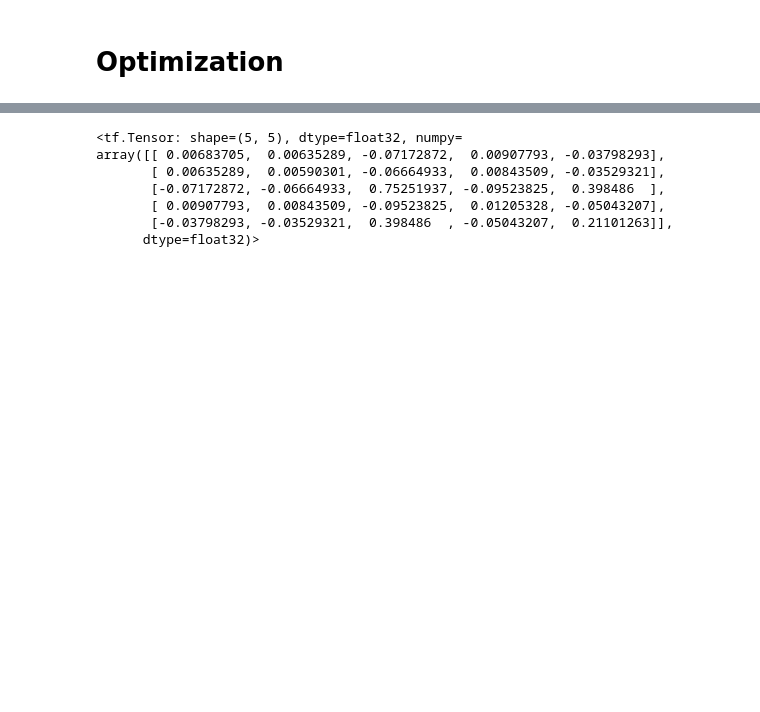
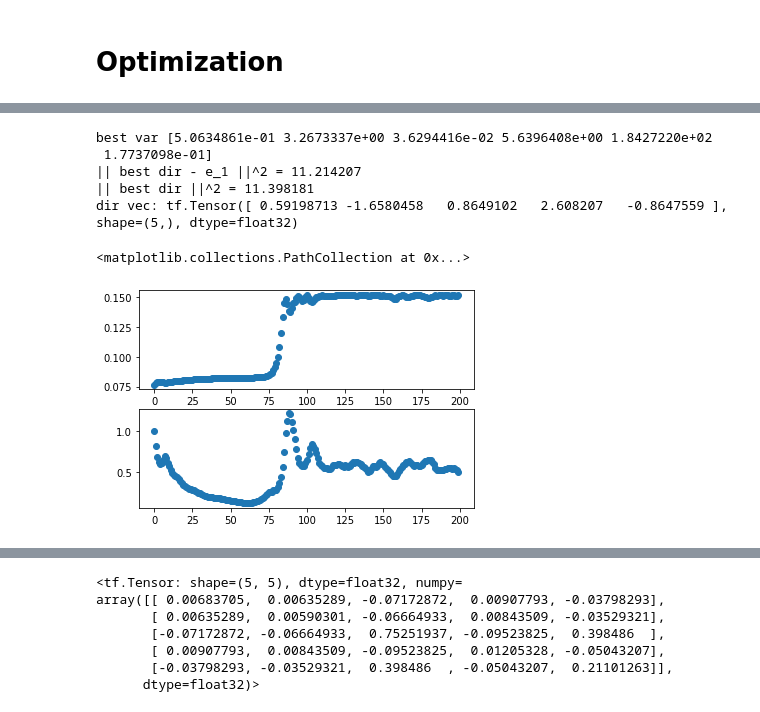
Before and after one commit to XingLLiu/u-stat-high-dim, a Jupyter notebook: find_noise.ipynb, the cells around one changed output, grey strips where cells are left out. Drawn from its saved outputs; the diff is of its cells as text; code cells hidden in the pictures; blank space fills up the shorter version.

```diff
--- a/find_noise.ipynb
+++ b/find_noise.ipynb
@@ -278,0 +343,51 @@ plt.show()
+# %%
+# Instantiate an optimizer.
+num_steps = 200
+optimizer = tf.keras.optimizers.Adam(learning_rate=1e-1)
+
+# Iterate over the batches of a dataset.
+losses_ls = []
+param_ls = []
+for _ in trange(num_steps):
+    # Open a GradientTape.
+    with tf.GradientTape() as tape:
+        # Forward pass.
+        loss_value = loss_fn(param)
+
+    # Get gradients of loss wrt the weights.
+    gradients = tape.gradient(loss_value, param)
+
+    losses_ls.append(loss_value)
+    param_ls.append(tf.constant(param))
+
+    # Update the weights of the model.
+    optimizer.apply_gradients(zip([gradients], [param]))
+# %%
+## noise var and direction
+print("best var", tf.exp(param[0]).numpy()**2)
+print("|| best dir - e_1 ||^2 =", tf.reduce_sum((param[0, 1:] - tf.eye(dim)[:, 0])**2).numpy())
+print("|| best dir ||^2 =", tf.reduce_sum(param[0, 1:]**2).numpy())
+print("dir vec:", param[0, 1:])
+
+## only var
+# print("best var", tf.exp(param).numpy()**2)
+
+## both var and dir
+plt.subplot(2, 1, 1)
+plt.scatter(range(num_steps), [-x for x in losses_ls])
+plt.subplot(2, 1, 2)
+plt.scatter(range(num_steps), [tf.exp(x[0, 0])**2 for x in param_ls])
+
+## only var
+# plt.subplot(2, 1, 1)
+# plt.scatter(range(num_steps), [-x for x in losses_ls])
+# plt.subplot(2, 1, 2)
+# plt.scatter(range(num_steps), [tf.exp(x)**2 for x in param_ls])
+# %% [output]
+best var [5.0634861e-01 3.2673337e+00 3.6294416e-02 5.6396408e+00 1.8427220e+02
+ 1.7737098e-01]
+|| best dir - e_1 ||^2 = 11.214207
+|| best dir ||^2 = 11.398181
+dir vec: tf.Tensor([ 0.59198713 -1.6580458   0.8649102   2.608207   -0.8647559 ], shape=(5,), dtype=float32)
+<matplotlib.collections.PathCollection at 0x...>
+[figure, added]
```
Also changed, not shown: parts of 17 cells of this notebook, 7 other files.
